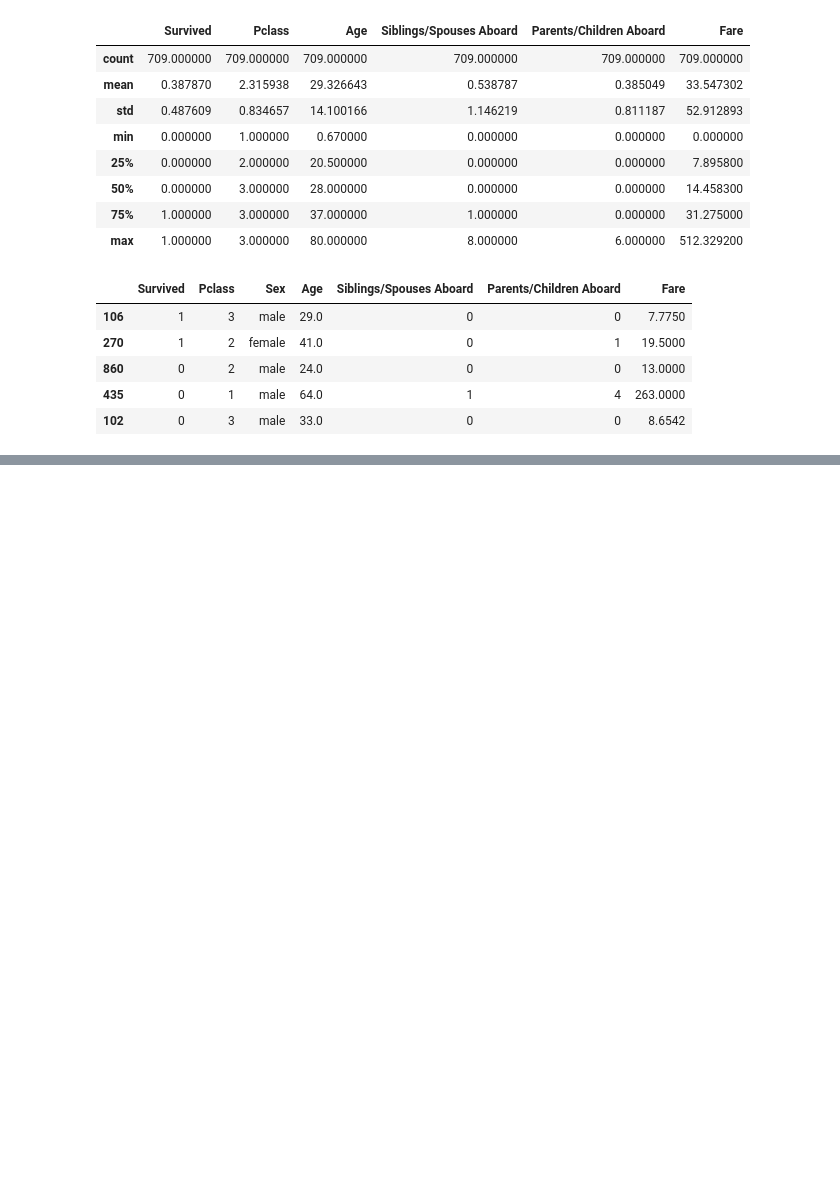
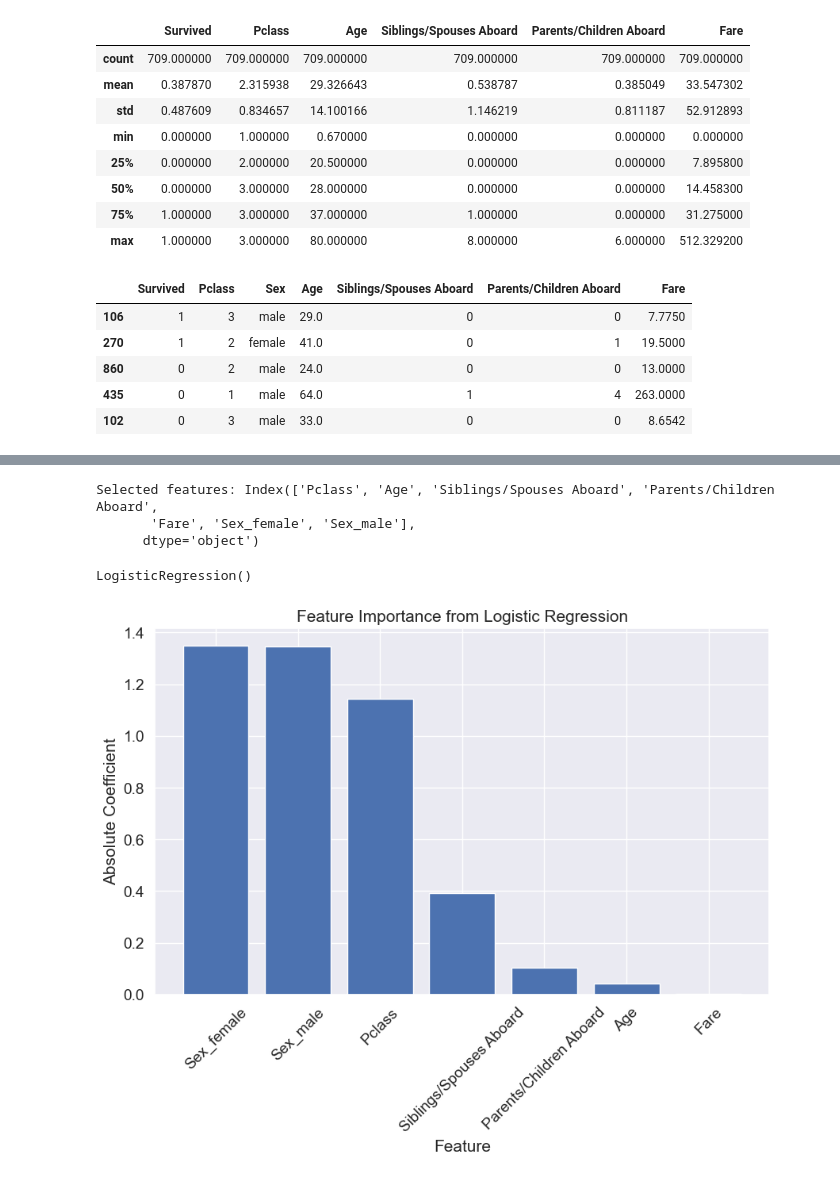
Before and after one commit to astronaut505/IcebergDodgers, a Jupyter notebook: titanic.ipynb, the cells around one changed output, grey strips where cells are left out. Saved outputs shown, nothing was run; the diff lists cells and outputs as text; code cells hidden in the pictures; blank space fills up the shorter version.

```diff
--- a/titanic.ipynb
+++ b/titanic.ipynb
@@ -403,0 +398,58 @@ Please also refer to the documentation for alternative solver options:
+# %%
+from sklearn.linear_model import LogisticRegressionCV
+
+# Create a logistic regression model with L1 regularization (Lasso)
+logreg = LogisticRegressionCV(penalty='l1', solver='liblinear', cv=5)
+
+# Fit the model
+logreg.fit(X_train, y_train)
+
+# Get selected features
+selected_features = X.columns[logreg.coef_[0] != 0]
+print("Selected features:", selected_features)
+# %% [output]
+Selected features: Index(['Pclass', 'Age', 'Siblings/Spouses Aboard', 'Parents/Children Aboard',
+       'Fare', 'Sex_female', 'Sex_male'],
+      dtype='object')
+# %%
+from sklearn.preprocessing import StandardScaler
+
+scaler = StandardScaler()
+X_scaled = scaler.fit_transform(X)
+
+logistic_regression_model = LogisticRegression()
+logistic_regression_model.fit(X_scaled, y)
+# %% [output]
+LogisticRegression()
+# %%
+from sklearn.linear_model import LogisticRegression
+
+# Assuming X and y are your feature matrix and target variable
+
+# Train a logistic regression model
+logistic_regression_model = LogisticRegression(max_iter=1000)  # Increase max_iter
+logistic_regression_model.fit(X, y)
+
+# Extract the coefficients from the logistic regression model
+coefficients = logistic_regression_model.coef_[0]
+
+# Create a DataFrame to hold the coefficients and corresponding feature names
+coef_df = pd.DataFrame({
+    'Feature': X.columns,
+    'Coefficient': coefficients
+})
+
+# Sort the features by their absolute coefficients for better visualization
+coef_df['Absolute Coefficient'] = coef_df['Coefficient'].abs()
+sorted_coef_df = coef_df.sort_values(by='Absolute Coefficient', ascending=False)
+
+# Plot the feature importance
+plt.figure(figsize=(10, 6))
+plt.bar(sorted_coef_df['Feature'], sorted_coef_df['Absolute Coefficient'])
+plt.xlabel('Feature')
+plt.ylabel('Absolute Coefficient')
+plt.title('Feature Importance from Logistic Regression')
+plt.xticks(rotation=45)
+plt.show()
+# %% [output]
+[figure, added]
```
Also changed, not shown: parts of 7 cells of this notebook.
